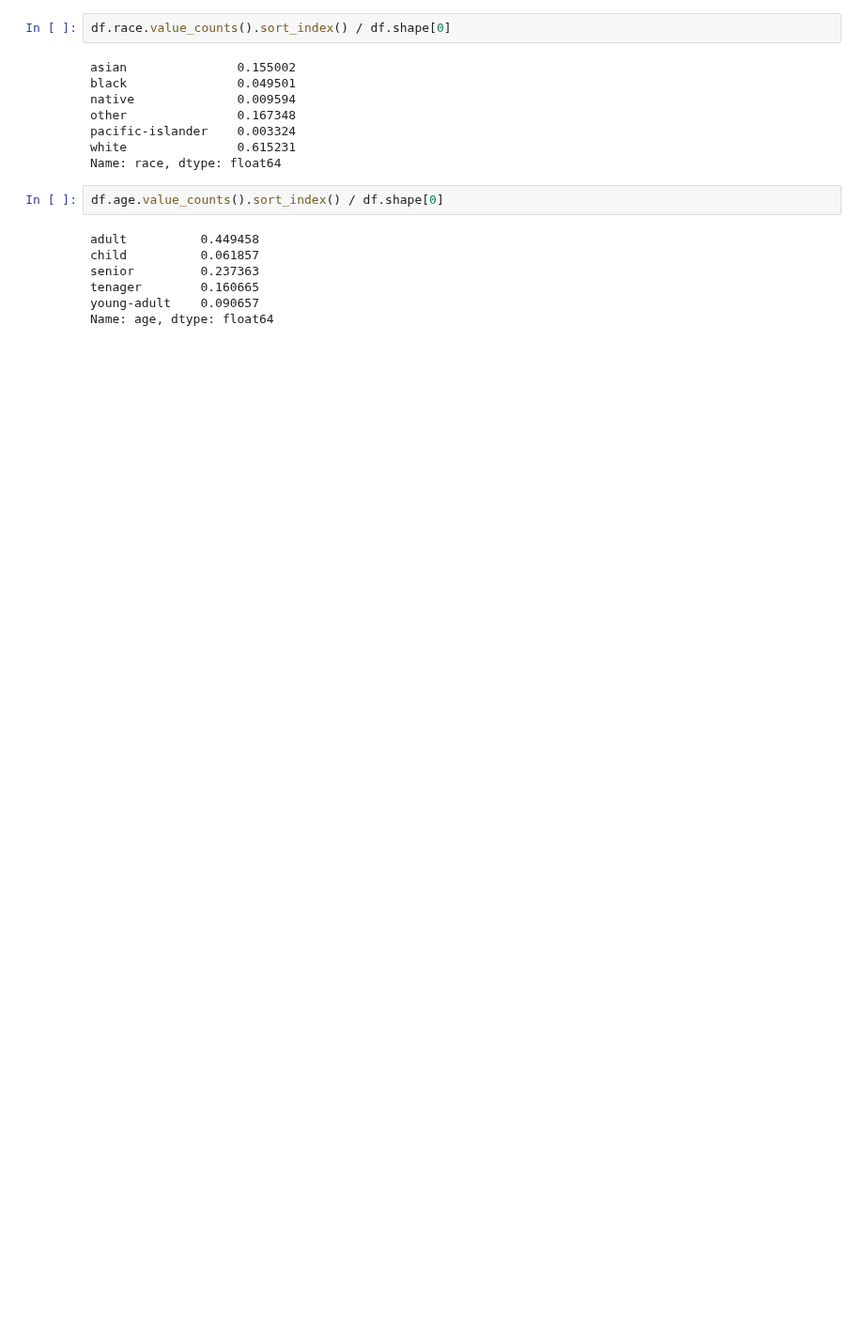
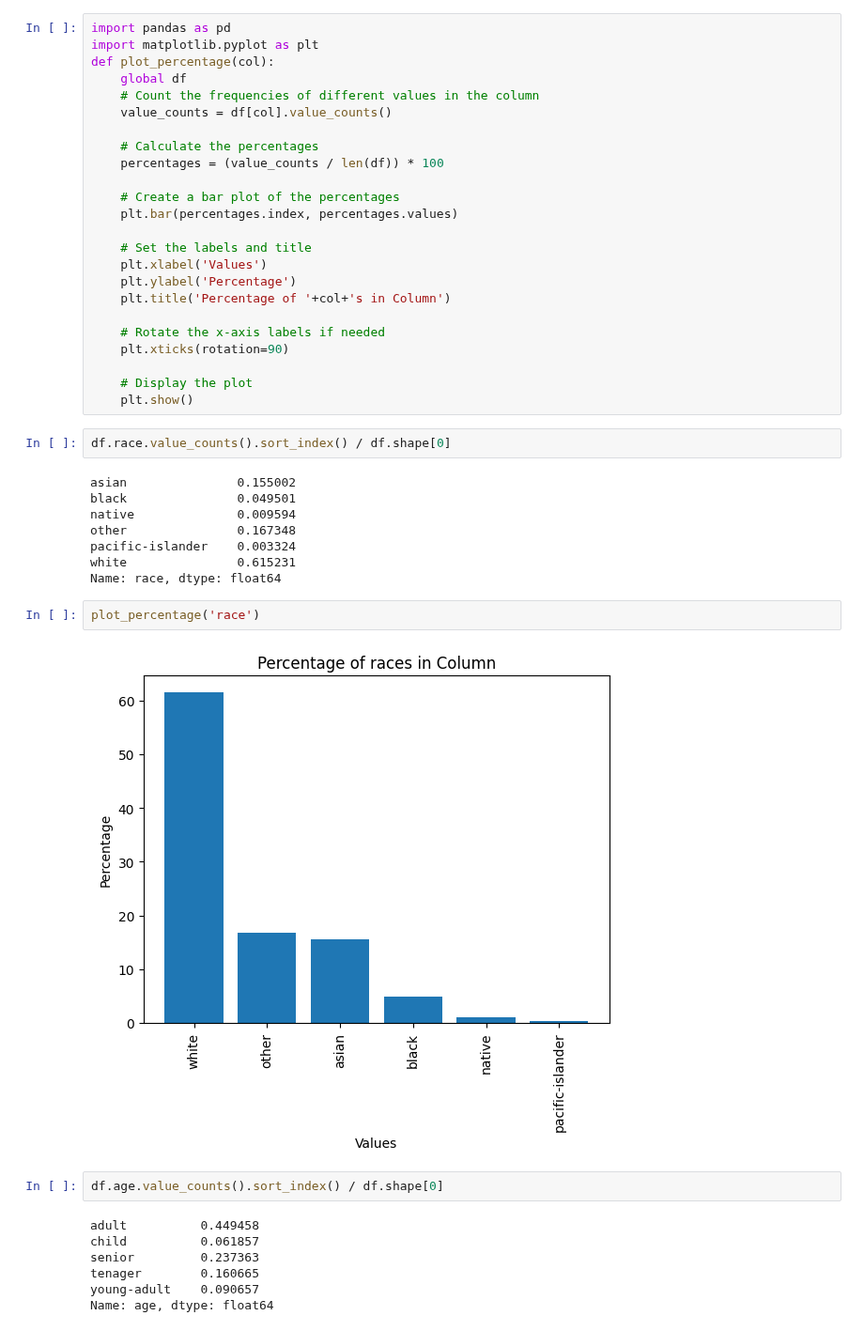
Before and after one commit to abuudarda/synthetic-population-simulation, a Jupyter notebook: Multidimensional_IPF_1.ipynb, the cells around one changed output. Shown at 94% size. Drawn from its saved outputs; the diff is of its cells as text; blank space fills up the shorter version.

```diff
--- a/Multidimensional_IPF_1.ipynb
+++ b/Multidimensional_IPF_1.ipynb
@@ -126,6 +126,30 @@ df.head(50)
 | 47 | white | senior | male |
 | 48 | white | adult | male |
 | 49 | white | adult | female |
+# %%
+import pandas as pd
+import matplotlib.pyplot as plt
+def plot_percentage(col):
+    global df
+    # Count the frequencies of different values in the column
+    value_counts = df[col].value_counts()
+
+    # Calculate the percentages
+    percentages = (value_counts / len(df)) * 100
+
+    # Create a bar plot of the percentages
+    plt.bar(percentages.index, percentages.values)
+
+    # Set the labels and title
+    plt.xlabel('Values')
+    plt.ylabel('Percentage')
+    plt.title('Percentage of '+col+'s in Column')
+
+    # Rotate the x-axis labels if needed
+    plt.xticks(rotation=90)
+
+    # Display the plot
+    plt.show()
 # %%
 df.race.value_counts().sort_index() / df.shape[0]
 # %% [output]
@@ -136,6 +160,10 @@ other               0.167348
 pacific-islander    0.003324
 white               0.615231
 Name: race, dtype: float64
+# %%
+plot_percentage('race')
+# %% [output]
+[figure, added]
 # %%
 df.age.value_counts().sort_index() / df.shape[0]
 # %% [output]
```
Also changed, not shown: parts of 6 cells of this notebook, 1 other file.
